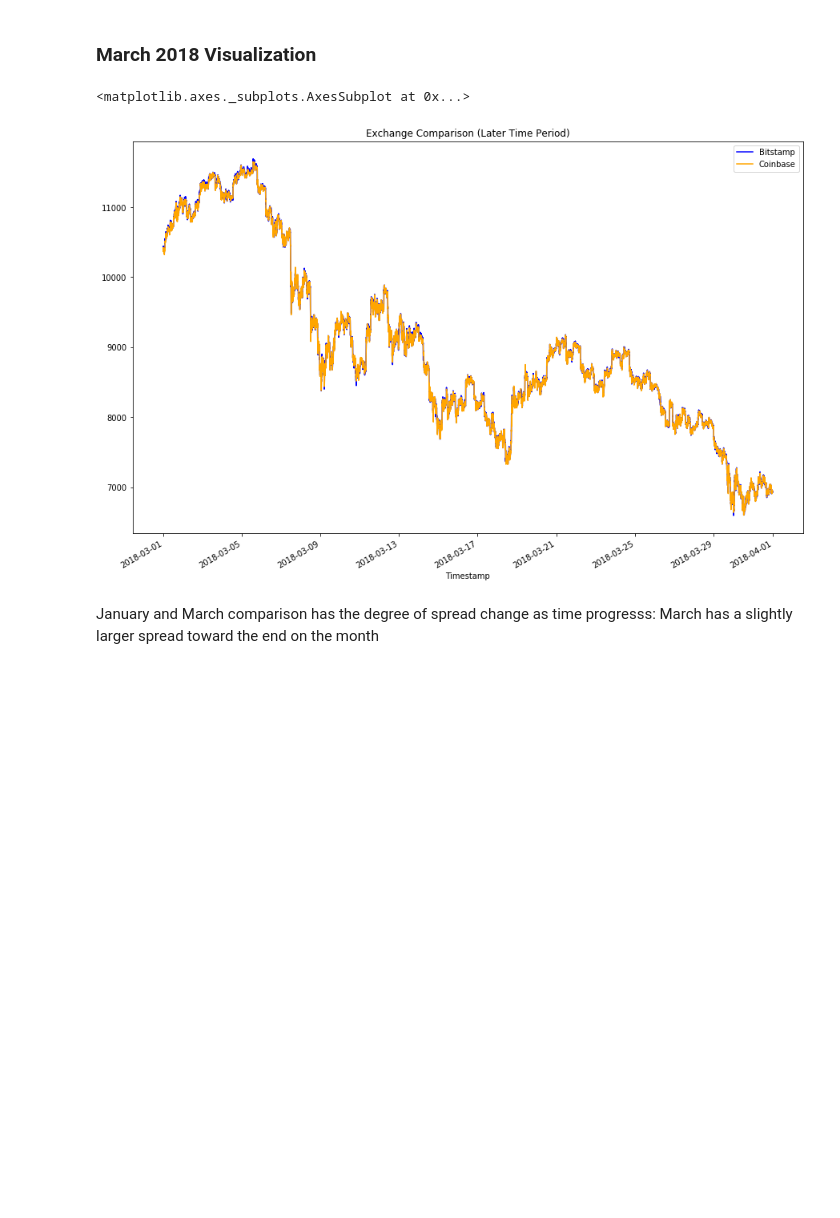
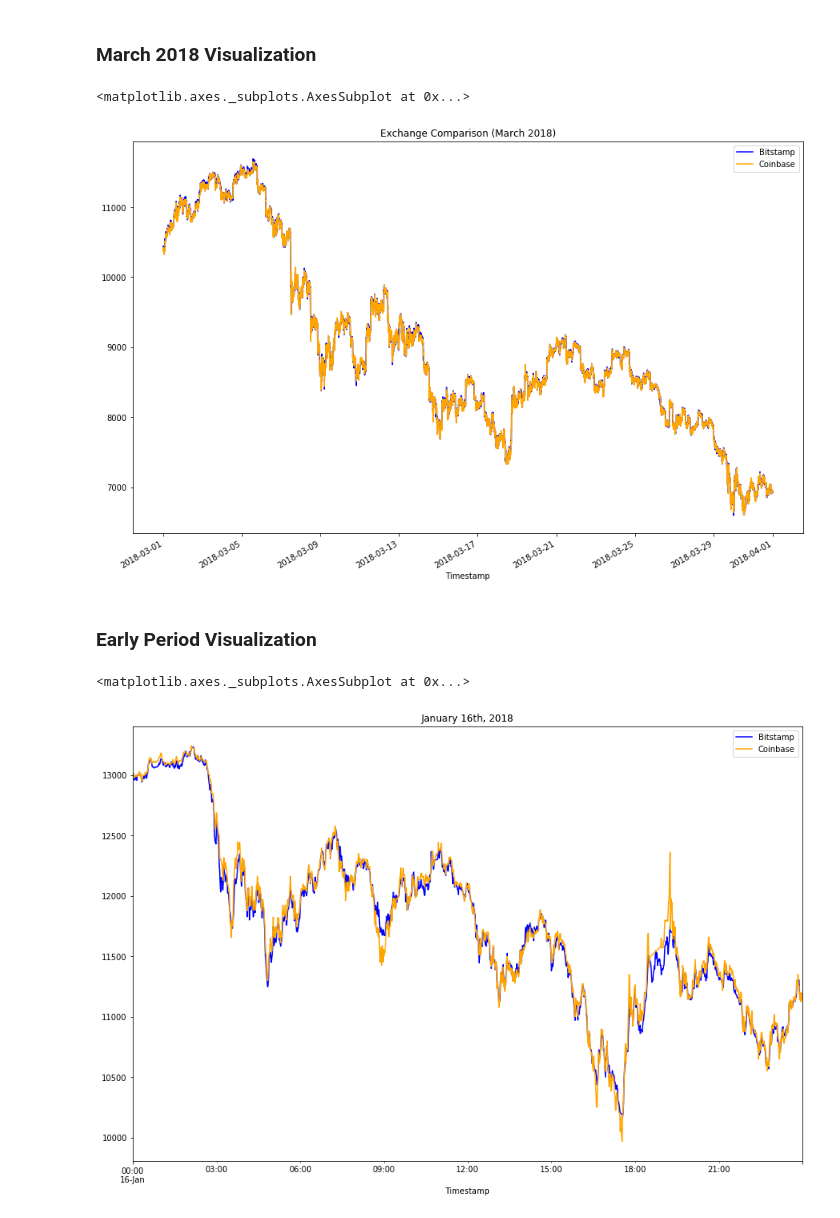
Before and after one commit to PlainOlFred/crypto_arbitrage_ops, a Jupyter notebook: crypto_arbitrage.ipynb, the cells around one changed output. Saved outputs shown, nothing was run; the diff lists cells and outputs as text; code cells hidden in the pictures; blank space fills up the shorter version.

```diff
--- a/crypto_arbitrage.ipynb
+++ b/crypto_arbitrage.ipynb
@@ -212,12 +192,21 @@ coinbase_sliced['Close'].loc['2018-01-01':'2018-01-31'].plot(legend=True, figsiz
 # %% [markdown]
 ### March 2018 Visualization
 # %%
-bitstamp_sliced['Close'].loc['2018-03-01':'2018-03-31'].plot(legend=True, figsize=(15, 10), title="Exchange Comparison (Later Time Period)", color="blue", label="Bitstamp")
+bitstamp_slice['Close'].loc['2018-03-01':'2018-03-31'].plot(legend=True, figsize=(15, 10), title="Exchange Comparison (March 2018)", color="blue", label="Bitstamp")
 
-coinbase_sliced['Close'].loc['2018-03-01':'2018-03-31'].plot(legend=True, figsize=(15, 10), color="orange", label="Coinbase")
+coinbase_slice['Close'].loc['2018-03-01':'2018-03-31'].plot(legend=True, figsize=(15, 10), color="orange", label="Coinbase")
 # %% [output]
 <matplotlib.axes._subplots.AxesSubplot at 0x...>
-[figure, old version]
+[figure, new version]
-# %% [markdown]
-January and March comparison has the degree of spread change as time progresss:
-March has a slightly larger spread toward the end on the month
+# %% [markdown]
+### Early Period Visualization
+# %%
+early_date = '2018-01-16'
+early_date_str = 'January 16th, 2018'
+# %%
+bitstamp_slice['Close'].loc[early_date].plot(legend=True, figsize=(15, 10), title=early_date_str, color="blue", label="Bitstamp")
+
+coinbase_slice['Close'].loc[early_date].plot(legend=True, figsize=(15, 10), color="orange", label="Coinbase")
+# %% [output]
+<matplotlib.axes._subplots.AxesSubplot at 0x...>
+[figure, added]
```
Also changed, not shown: parts of 47 cells of this notebook.
